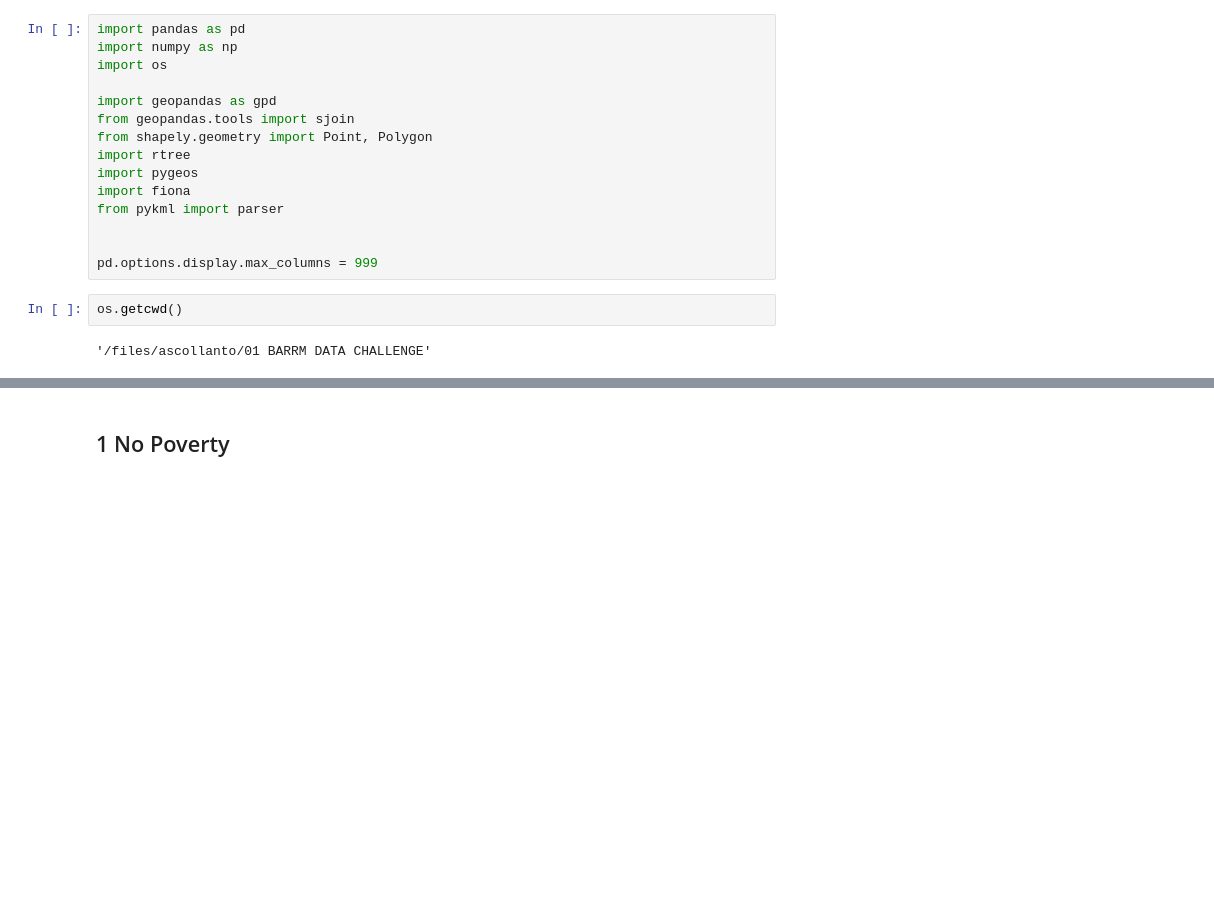
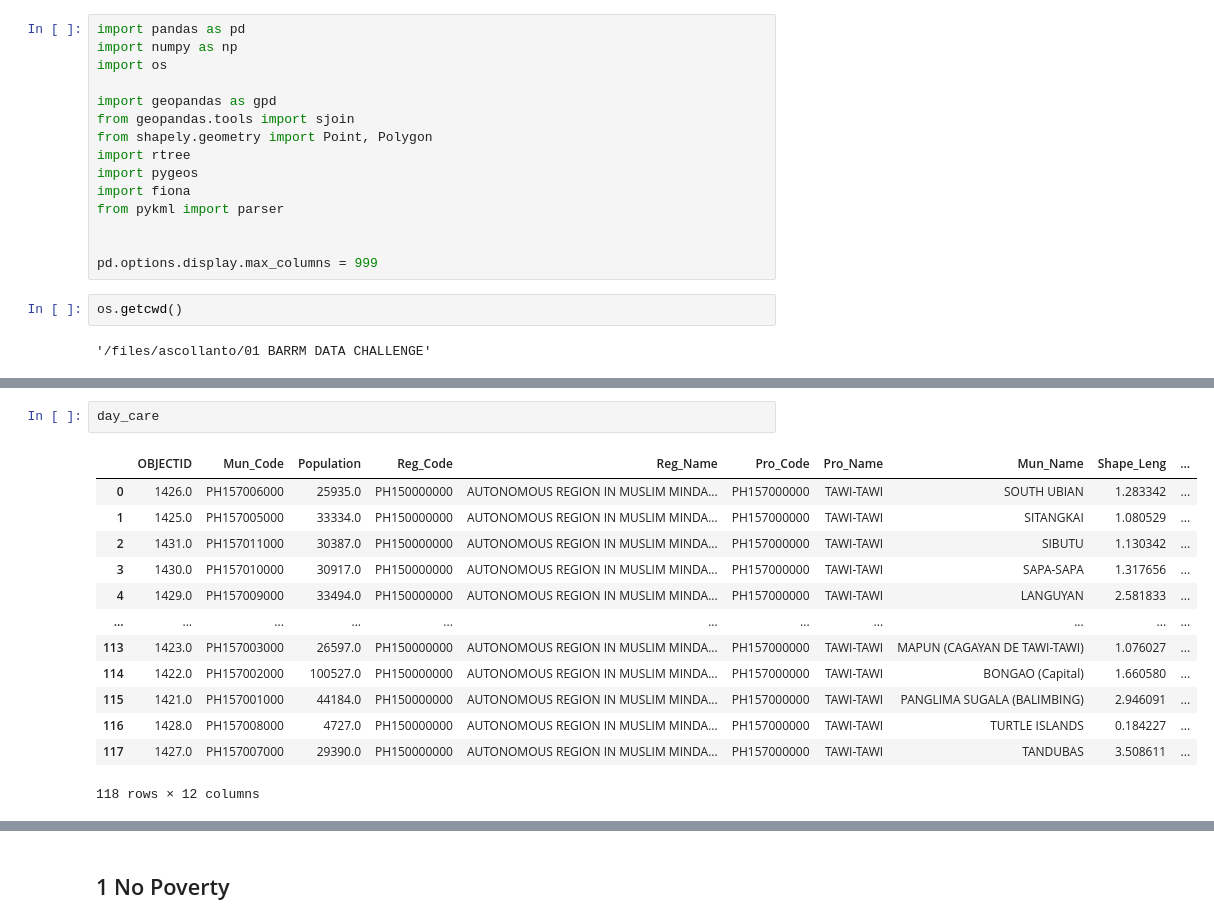
Before and after one commit to bluerose98/ang_huling_ML_bimbo, a Jupyter notebook: Scripts/0_Data_Build_Anj.ipynb, the cells around one changed output, grey strips where cells are left out. Cells and saved outputs as stored; diff of their text form; blank space fills up the shorter version.

```diff
--- a/Scripts/0_Data_Build_Anj.ipynb
+++ b/Scripts/0_Data_Build_Anj.ipynb
@@ -188,0 +300,16 @@ ARMMBridgeandARMMHelps2018.head()
+# %%
+day_care
+# %% [output]
+|  | OBJECTID | Mun_Code | Population | Reg_Code | Reg_Name | Pro_Code | Pro_Name | Mun_Name | Shape_Leng | ... |
+| 0 | 1426.0 | PH157006000 | 25935.0 | PH150000000 | AUTONOMOUS REGION IN MUSLIM MINDA... | PH157000000 | TAWI-TAWI | SOUTH UBIAN | 1.283342 | ... |
+| 1 | 1425.0 | PH157005000 | 33334.0 | PH150000000 | AUTONOMOUS REGION IN MUSLIM MINDA... | PH157000000 | TAWI-TAWI | SITANGKAI | 1.080529 | ... |
+| 2 | 1431.0 | PH157011000 | 30387.0 | PH150000000 | AUTONOMOUS REGION IN MUSLIM MINDA... | PH157000000 | TAWI-TAWI | SIBUTU | 1.130342 | ... |
+| 3 | 1430.0 | PH157010000 | 30917.0 | PH150000000 | AUTONOMOUS REGION IN MUSLIM MINDA... | PH157000000 | TAWI-TAWI | SAPA-SAPA | 1.317656 | ... |
+| 4 | 1429.0 | PH157009000 | 33494.0 | PH150000000 | AUTONOMOUS REGION IN MUSLIM MINDA... | PH157000000 | TAWI-TAWI | LANGUYAN | 2.581833 | ... |
+| ... | ... | ... | ... | ... | ... | ... | ... | ... | ... | ... |
+| 113 | 1423.0 | PH157003000 | 26597.0 | PH150000000 | AUTONOMOUS REGION IN MUSLIM MINDA... | PH157000000 | TAWI-TAWI | MAPUN (CAGAYAN DE TAWI-TAWI) | 1.076027 | ... |
+| 114 | 1422.0 | PH157002000 | 100527.0 | PH150000000 | AUTONOMOUS REGION IN MUSLIM MINDA... | PH157000000 | TAWI-TAWI | BONGAO (Capital) | 1.660580 | ... |
+| 115 | 1421.0 | PH157001000 | 44184.0 | PH150000000 | AUTONOMOUS REGION IN MUSLIM MINDA... | PH157000000 | TAWI-TAWI | PANGLIMA SUGALA (BALIMBING) | 2.946091 | ... |
+| 116 | 1428.0 | PH157008000 | 4727.0 | PH150000000 | AUTONOMOUS REGION IN MUSLIM MINDA... | PH157000000 | TAWI-TAWI | TURTLE ISLANDS | 0.184227 | ... |
+| 117 | 1427.0 | PH157007000 | 29390.0 | PH150000000 | AUTONOMOUS REGION IN MUSLIM MINDA... | PH157000000 | TAWI-TAWI | TANDUBAS | 3.508611 | ... |
+118 rows × 12 columns
```
Also changed, not shown: parts of 46 cells of this notebook.
